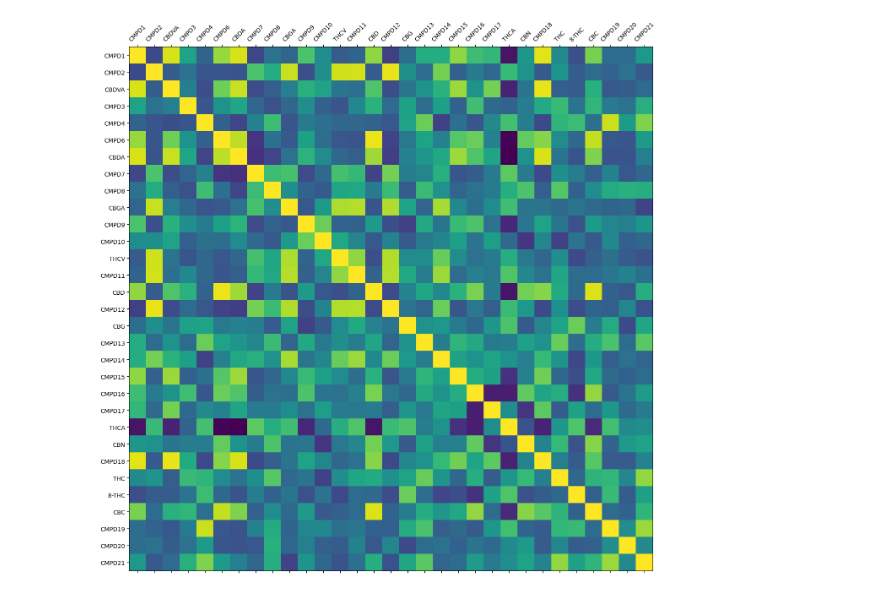
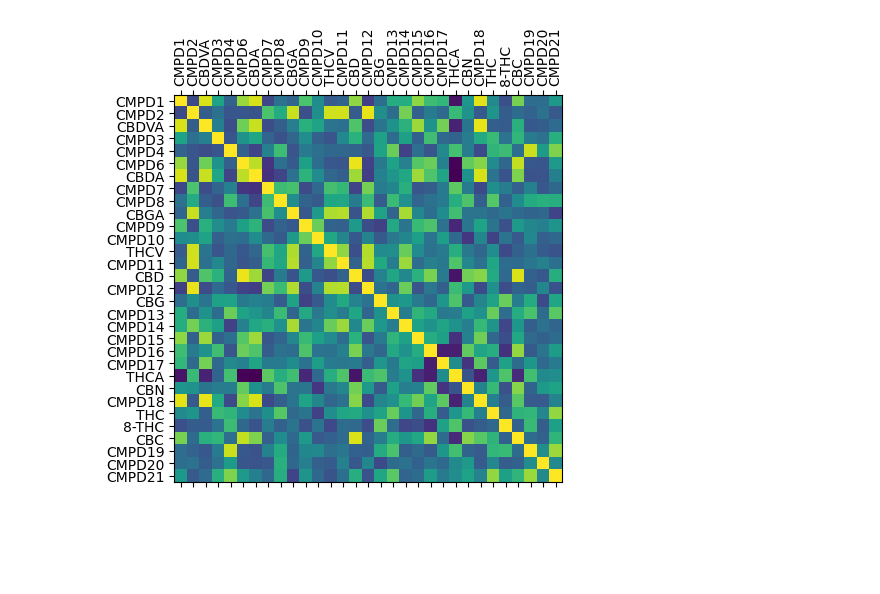
Before and after one commit to weathon/Chem-Lab-9, a Jupyter notebook: secondPart.ipynb, the cells around one changed output. Saved outputs shown, nothing was run; the diff lists cells and outputs as text; code cells hidden in the pictures; blank space fills up the shorter version.

```diff
--- a/secondPart.ipynb
+++ b/secondPart.ipynb
@@ -6,17 +6,13 @@ import scipy.stats
 # %%
 raw = pd.read_csv("data.csv")
 filter = [col for col in raw.columns if (not col in ["Sample ID", "Class"]) ]
 df = raw[filter].replace(np.NaN, 0)
 for i in df.columns:
     if(np.sum(df[i]) == 0):
         del df[i]
 corrF = df.corr()
 plt.matshow(corrF)
-# https://stackoverflow.com/questions/29432629/plot-correlation-matrix-using-pandas
-import matplotlib
-
-matplotlib.rc('figure', figsize=(10, 5))
-plt.xticks([i for i in range(len(corrF.columns))], list(corrF.columns), rotation=45)
+plt.xticks([i for i in range(len(corrF.columns))], list(corrF.columns), rotation=90)
 null = plt.yticks([i for i in range(len(corrF.columns))], list(corrF.columns))
 # %% [output]
-[figure, old version]
+[figure, new version]
```
Also changed, not shown: parts of 2 cells of this notebook.
